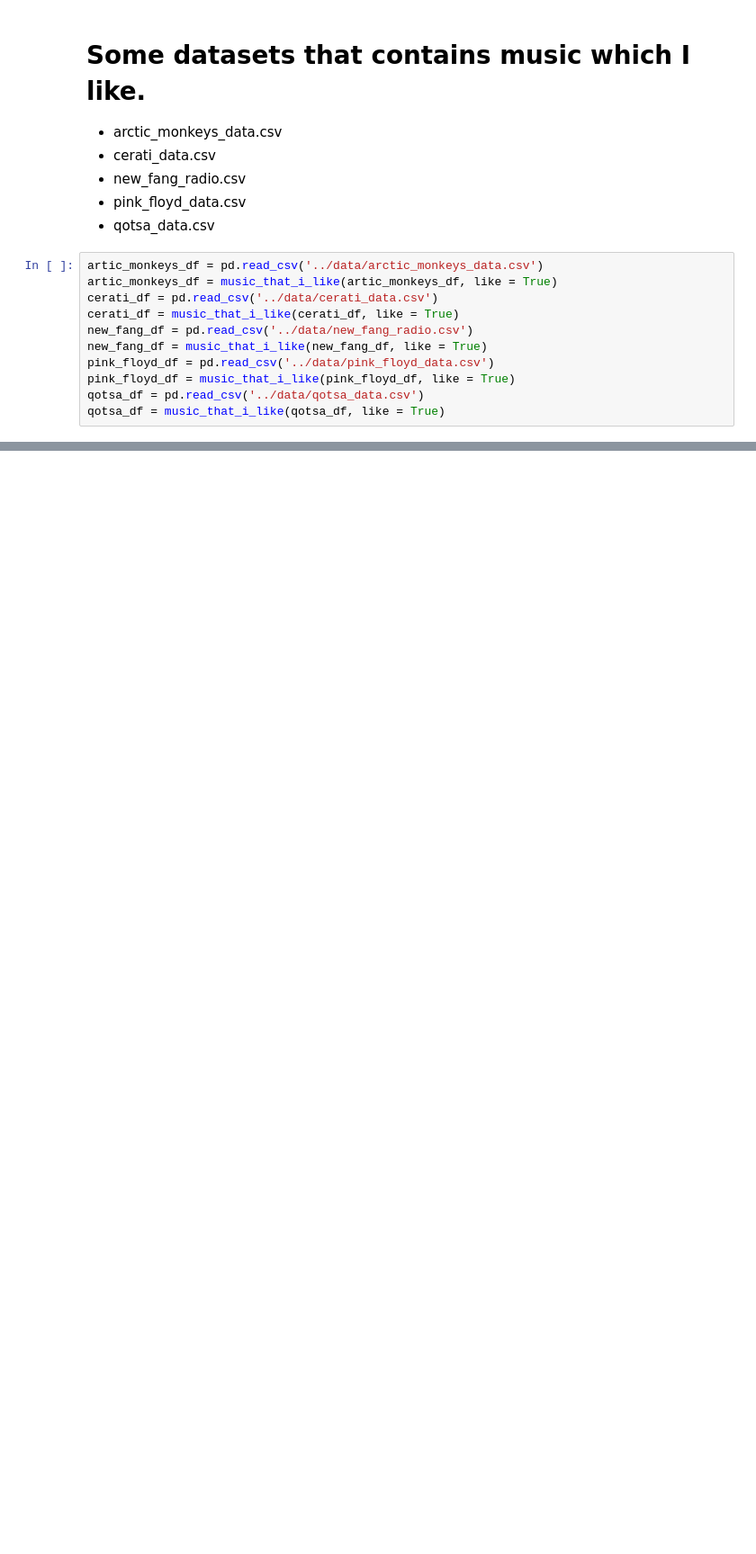
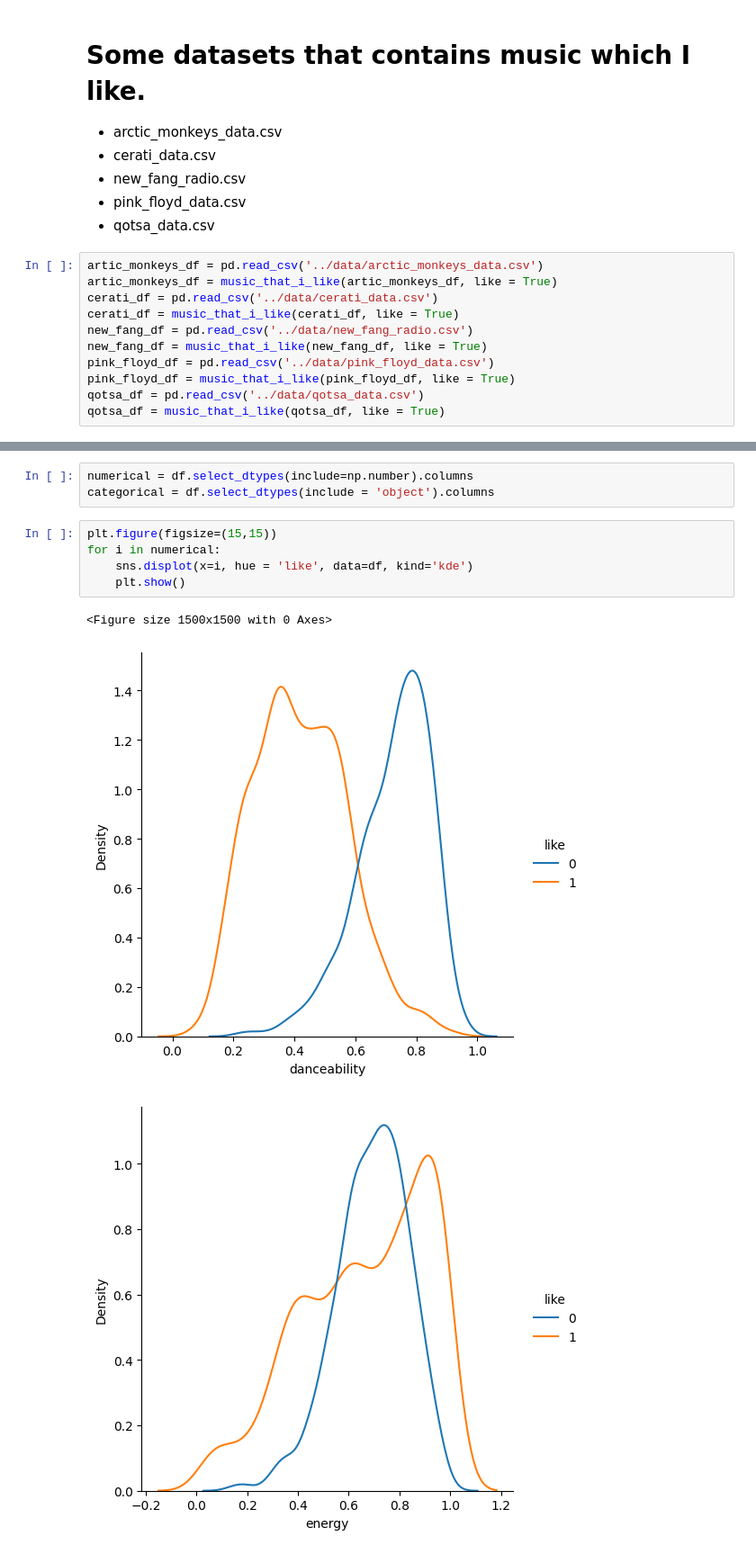
Before and after one commit to eeeds/ML-Camp, a Jupyter notebook: 08-midterm-project/notebooks/notebook.ipynb, the cells around one changed output, grey strips where cells are left out. Shown at 90% size. Cells and saved outputs as stored; diff of their text form; blank space fills up the shorter version.

```diff
--- a/08-midterm-project/notebooks/notebook.ipynb
+++ b/08-midterm-project/notebooks/notebook.ipynb
@@ -173,0 +267,12 @@ Name: like, dtype: int64
+# %%
+numerical = df.select_dtypes(include=np.number).columns
+categorical = df.select_dtypes(include = 'object').columns
+# %%
+plt.figure(figsize=(15,15))
+for i in numerical:
+    sns.displot(x=i, hue = 'like', data=df, kind='kde')
+    plt.show()
+# %% [output]
+<Figure size 1500x1500 with 0 Axes>
+[figure, added]
+[figure, added]
```
Also changed, not shown: parts of 37 cells of this notebook, 2 other files.
